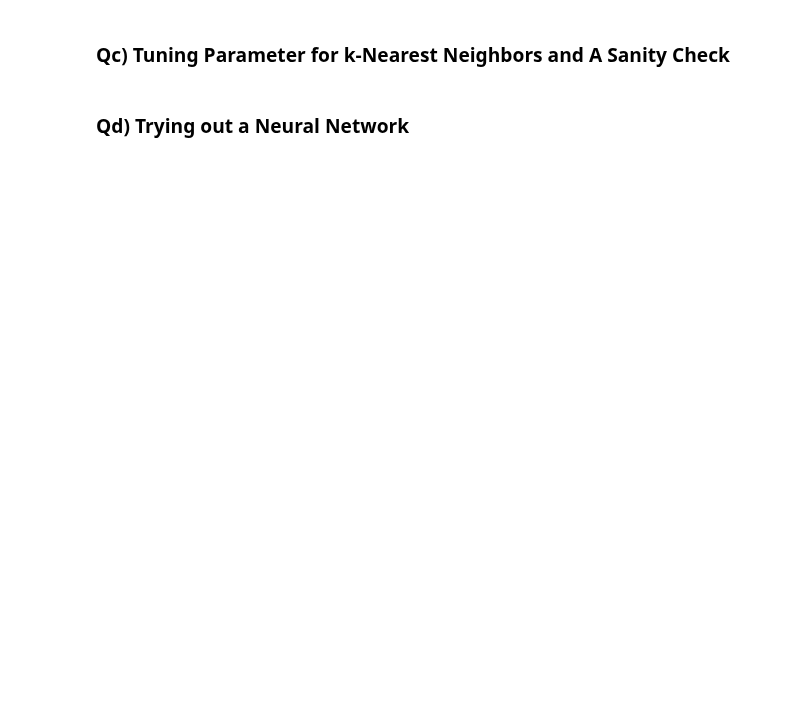
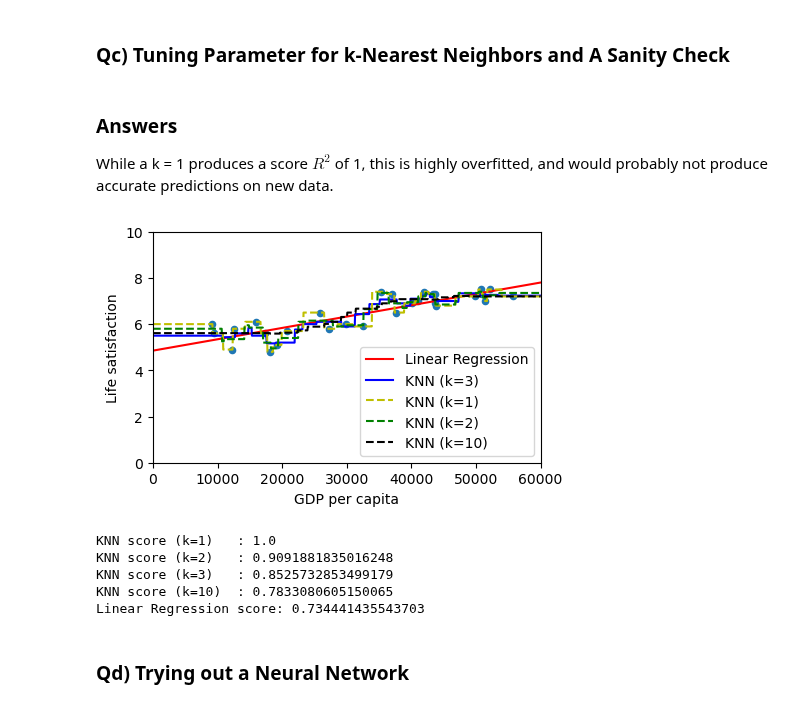
Before and after one commit to Eventid3/mal_grp30, a Jupyter notebook: O1/o1.ipynb, the cells around one changed output. Drawn from its saved outputs; the diff is of its cells as text; code cells hidden in the pictures; blank space fills up the shorter version.

```diff
--- a/O1/o1.ipynb
+++ b/O1/o1.ipynb
@@ -68,4 +210,61 @@ importlib.reload(malutils)
 # %% [markdown]
 ### Qc) Tuning Parameter for k-Nearest Neighbors and A Sanity Check
+# %% [markdown]
+### Answers
+
+While a k = 1 produces a score $R^2$ of 1, this is highly overfitted, and would probably not produce accurate predictions on new data.
+# %%
+country_stats.plot(kind='scatter', x="GDP per capita", y='Life satisfaction', figsize=(5,3))
+plt.axis([0, 60000, 0, 10])
+
+# create an test matrix M, with the same dimensionality as X, and in the range [0;60000]
+# and a step size of your choice
+m=np.linspace(0, 60000, 1000)
+M=np.empty([m.shape[0],1])
+M[:,0]=m
+
+# from this test M data, predict the y values via the lin.reg. and k-nearest models
+y_pred_lin = model.predict(M)
+y_pred_knn = knn.predict(M)   # ASSUMING the variable name 'knn' of your KNeighborsRegressor
+
+# use plt.plot to plot x-y into the sample_data plot..
+plt.plot(m, y_pred_lin, "r", label="Linear Regression")
+plt.plot(m, y_pred_knn, "b", label="KNN (k=3)")
+knn_score3 = knn.score(X, y)
+
+knn = sklearn.neighbors.KNeighborsRegressor(1)
+knn.fit(X, y)
+knn_score1 = knn.score(X, y)
+y_pred_knn1 = knn.predict(M)
+plt.plot(m, y_pred_knn1, "y--", label="KNN (k=1)")
+
+knn = sklearn.neighbors.KNeighborsRegressor(2)
+knn.fit(X, y)
+knn_score2 = knn.score(X, y)
+y_pred_knn2 = knn.predict(M)
+plt.plot(m, y_pred_knn2, "g--", label="KNN (k=2)")
+
+knn = sklearn.neighbors.KNeighborsRegressor(10)
+knn.fit(X, y)
+knn_score10 = knn.score(X, y)
+y_pred_knn10 = knn.predict(M)
+plt.plot(m, y_pred_knn10, "k--", label="KNN (k=10)")
+
+plt.legend()
+plt.show()
+
+#scores
+print(f"KNN score (k=1)   : {knn_score1}")
+print(f"KNN score (k=2)   : {knn_score2}")
+print(f"KNN score (k=3)   : {knn_score3}")
+print(f"KNN score (k=10)  : {knn_score10}")
+print(f"Linear Regression score: {R2_skl}")
+# %% [output]
+[figure, added]
+KNN score (k=1)   : 1.0
+KNN score (k=2)   : 0.9091881835016248
+KNN score (k=3)   : 0.8525732853499179
+KNN score (k=10)  : 0.7833080605150065
+Linear Regression score: 0.734441435543703
 # %% [markdown]
 ### Qd) Trying out a Neural Network
```
Also changed, not shown: parts of 6 cells of this notebook.
